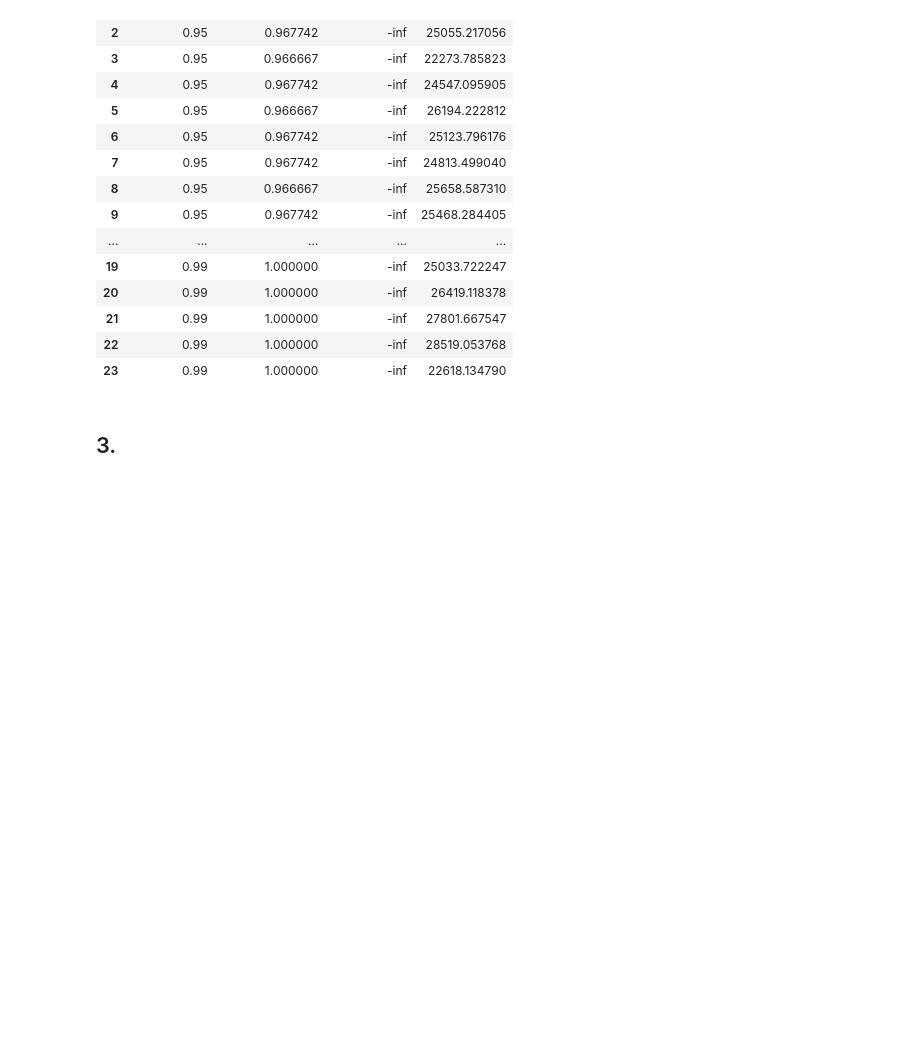
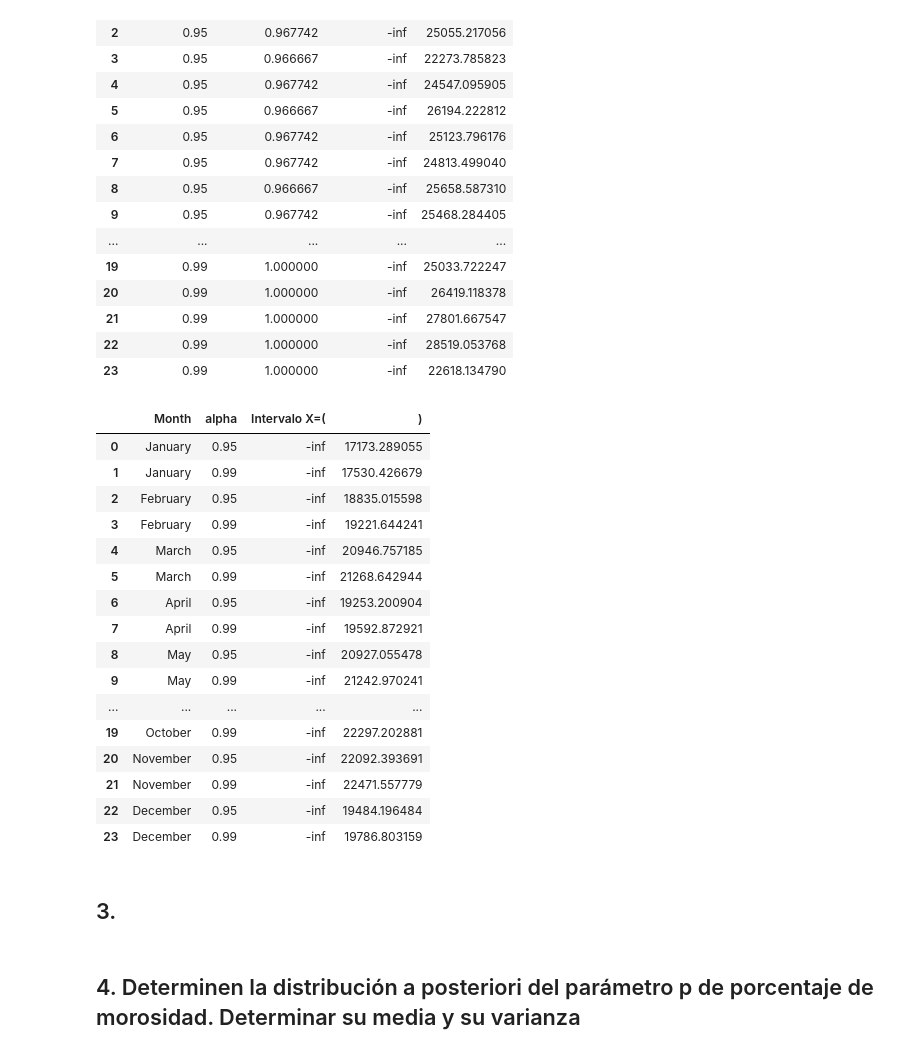
Before and after one commit to gx-ceia-tps/tp3-peia, a Jupyter notebook: tp3-peia-project/tp-final-peia.ipynb, the cells around one changed output. Saved outputs shown, nothing was run; the diff lists cells and outputs as text; code cells hidden in the pictures; blank space fills up the shorter version.

Commit message:
adding confidence interval

```diff
--- a/tp3-peia-project/tp-final-peia.ipynb
+++ b/tp3-peia-project/tp-final-peia.ipynb
@@ -91,5 +91,49 @@ df
 | 21 | 0.99 | 1.000000 | -inf | 27801.667547 |
 | 22 | 0.99 | 1.000000 | -inf | 28519.053768 |
 | 23 | 0.99 | 1.000000 | -inf | 22618.134790 |
+# %%
+import numpy as np
+import pandas as pd
+from scipy.stats import norm
+df = pd.DataFrame()
+alphas = [0.95, 0.99]
+month_names = ["January","February","March","April","May","June","July","August","September","October","November","December"]
+
+for month_name, sales in zip(month_names, sales_per_month):
+    for alpha in alphas:
+
+        μ = np.mean(sales)
+        σ = np.std(sales)
+        new_σ = σ/np.sqrt(len(sales))
+        # ppf = Φ^-1
+        z = norm.ppf(alpha, loc=μ, scale=new_σ)
+        row = {
+            'Month': month_name,
+            'alpha': alpha,
+            'Intervalo X=(': '-inf',
+            ')': z
+        }
+        df = pd.concat([df, pd.DataFrame([row])], ignore_index=True)
+display(df)
+# %% [output]
+|  | Month | alpha | Intervalo X=( | ) |
+| 0 | January | 0.95 | -inf | 17173.289055 |
+| 1 | January | 0.99 | -inf | 17530.426679 |
+| 2 | February | 0.95 | -inf | 18835.015598 |
+| 3 | February | 0.99 | -inf | 19221.644241 |
+| 4 | March | 0.95 | -inf | 20946.757185 |
+| 5 | March | 0.99 | -inf | 21268.642944 |
+| 6 | April | 0.95 | -inf | 19253.200904 |
+| 7 | April | 0.99 | -inf | 19592.872921 |
+| 8 | May | 0.95 | -inf | 20927.055478 |
+| 9 | May | 0.99 | -inf | 21242.970241 |
+| ... | ... | ... | ... | ... |
+| 19 | October | 0.99 | -inf | 22297.202881 |
+| 20 | November | 0.95 | -inf | 22092.393691 |
+| 21 | November | 0.99 | -inf | 22471.557779 |
+| 22 | December | 0.95 | -inf | 19484.196484 |
+| 23 | December | 0.99 | -inf | 19786.803159 |
 # %% [markdown]
 ## 3.
+# %% [markdown]
+## 4. Determinen la distribución a posteriori del parámetro p de porcentaje de morosidad. Determinar su media y su varianza
```
